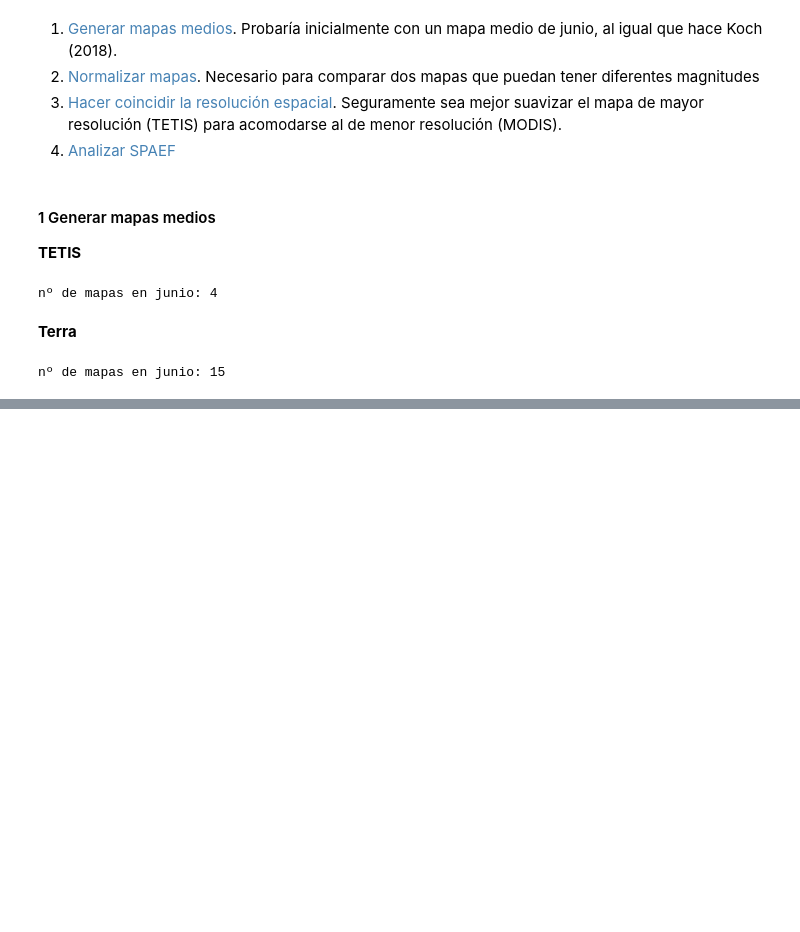
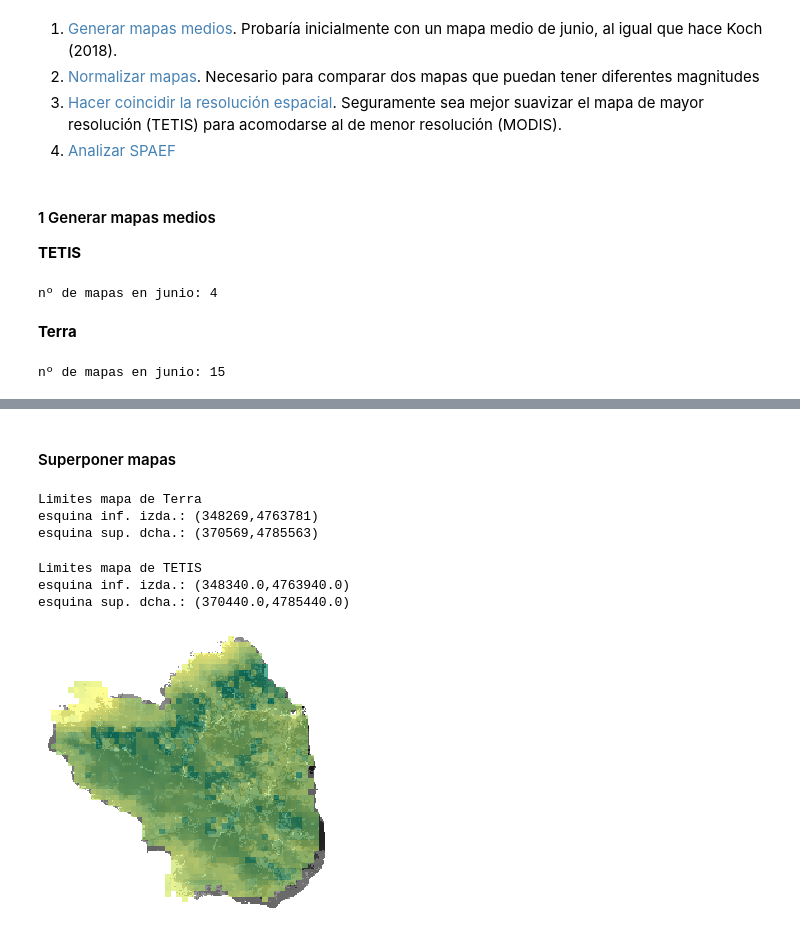
Before and after one commit to casadoj/Calibrar, a Jupyter notebook: docs/SPAEF.ipynb, the cells around one changed output, grey strips where cells are left out. Saved outputs shown, nothing was run; the diff lists cells and outputs as text; code cells hidden in the pictures; blank space fills up the shorter version.

Commit message:
superponer mapas

```diff
--- a/docs/SPAEF.ipynb
+++ b/docs/SPAEF.ipynb
@@ -183,0 +227,32 @@ for ax, data in zip(axes, [meanTETIS, meanTerra]):
+# %% [markdown]
+#### Superponer mapas
+# %%
+xTerra = ET['Terra']['X'].data
+yTerra = ET['Terra']['Y'].data
+
+print('Limites mapa de Terra')
+print('esquina inf. izda.: ({0},{1})'.format(xTerra[0], yTerra[-1]))
+print('esquina sup. dcha.: ({0},{1})'.format(xTerra[-1], yTerra[0]))
+# %% [output]
+Limites mapa de Terra
+esquina inf. izda.: (348269,4763781)
+esquina sup. dcha.: (370569,4785563)
+# %%
+xTetis = np.arange(atrsTetis[2], atrsTetis[2] + atrsTetis[4] * atrsTetis[0], atrsTetis[4])
+yTetis = np.arange(atrsTetis[3], atrsTetis[3] + atrsTetis[4] * atrsTetis[1], atrsTetis[4])[::-1]
+
+print('Limites mapa de TETIS')
+print('esquina inf. izda.: ({0},{1})'.format(xTetis[0], yTetis[-1]))
+print('esquina sup. dcha.: ({0},{1})'.format(xTetis[-1], yTetis[0]))
+# %% [output]
+Limites mapa de TETIS
+esquina inf. izda.: (348340.0,4763940.0)
+esquina sup. dcha.: (370440.0,4785440.0)
+# %%
+plt.figure(figsize=(12, 5))
+
+plt.imshow(meanTETIS, extent=[xTerra[0], xTerra[-1], yTerra[-1], yTerra[0]])
+plt.imshow(meanTerra, extent=[xTetis[0], xTetis[-1], yTetis[-1], yTetis[0]], cmap='summer_r', alpha=.7)
+plt.axis('off');
+# %% [output]
+[figure, added]
```
Also changed, not shown: parts of 17 cells of this notebook, 6 other files.
